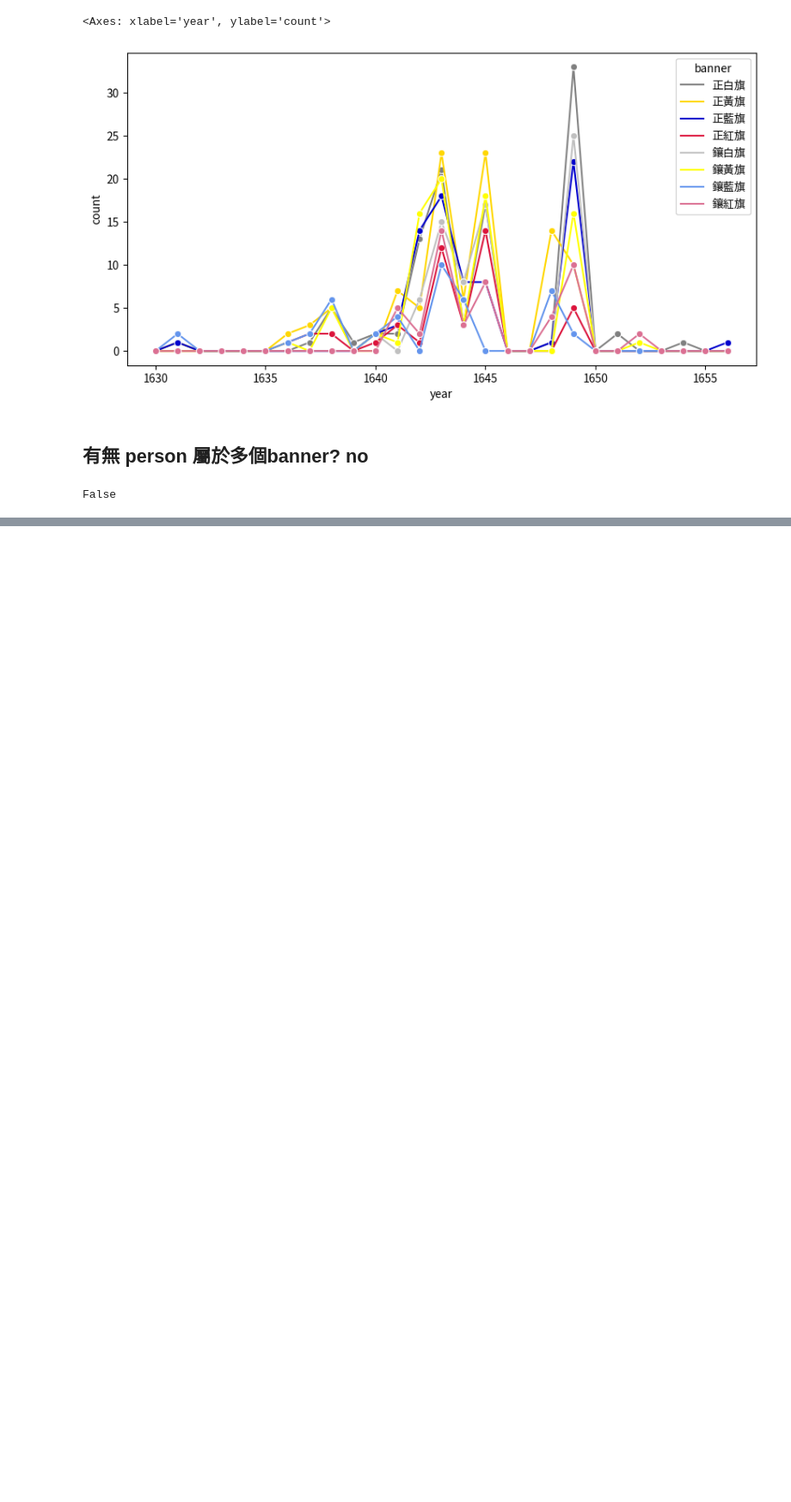
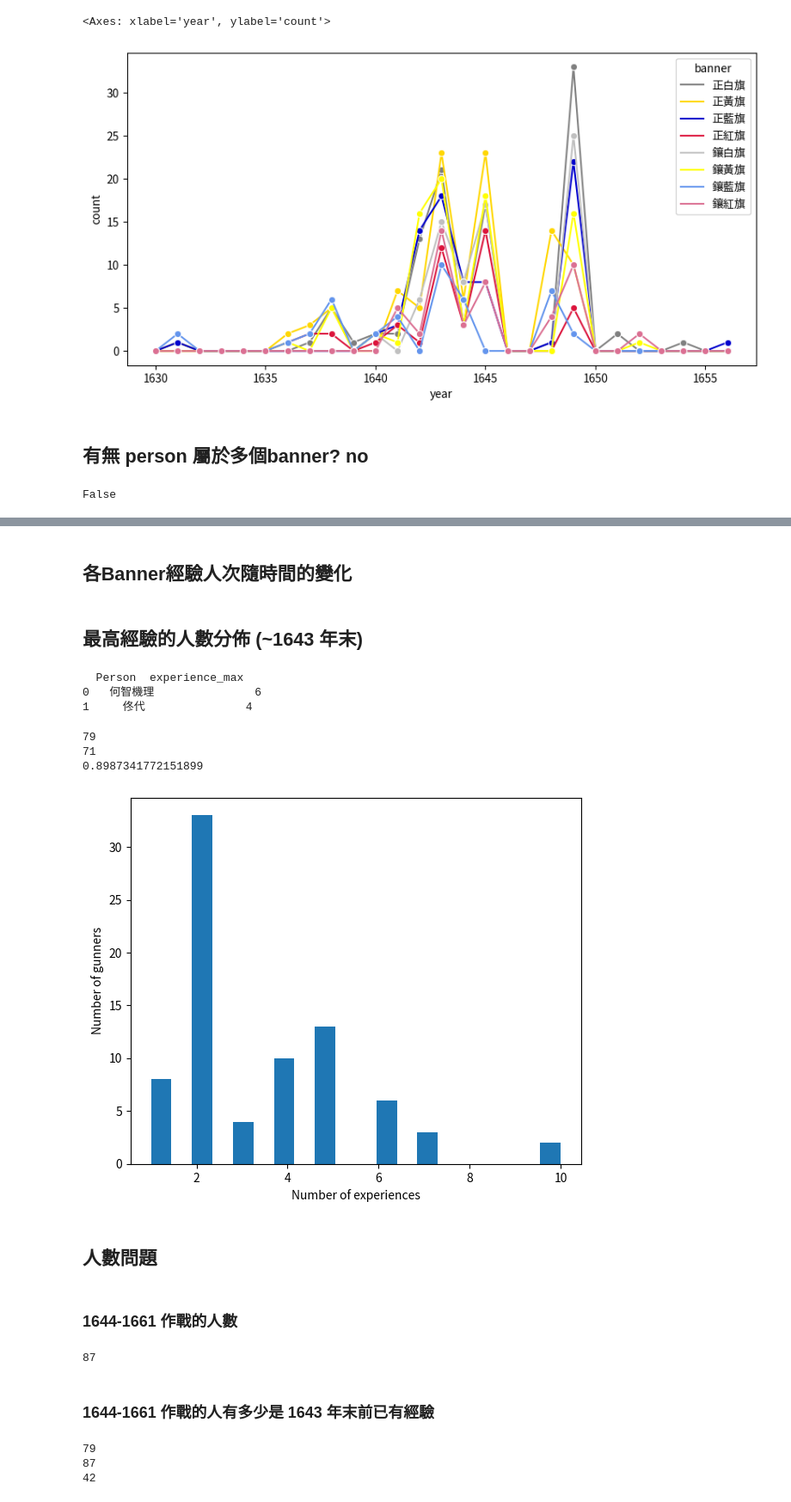
Before and after one commit to tinafanfan/My-Python, a Jupyter notebook: EDA.ipynb, the cells around one changed output, grey strips where cells are left out. Shown at 86% size. Saved outputs shown, nothing was run; the diff lists cells and outputs as text; code cells hidden in the pictures; blank space fills up the shorter version.

```diff
--- a/EDA.ipynb
+++ b/EDA.ipynb
@@ -413,0 +231,2 @@ df
+# %% [markdown]
+## 各Banner經驗人次隨時間的變化
@@ -413,0 +257,59 @@ df
+# %% [markdown]
+## 最高經驗的人數分佈 (~1643 年末)
+# %%
+df = df_exp[df_exp['year']<1644] # 挑出 1643年末之前
+df = df.groupby('Person')['experience'].max()
+df = df.reset_index(name = 'experience_max')
+# df = df.sort_values(by='experience_max')
+df_exp_before_1643 = df
+
+print(df_exp_before_1643.iloc[0:2,])
+# %% [output]
+  Person  experience_max
+0   何智機理               6
+1     佟代               4
+# %%
+print(df.shape[0]) # 總共有多少人
+print(df[df['experience_max']>1].shape[0]) # 最高經驗 > 1的人數
+print(df[df['experience_max']>1].shape[0]/df.shape[0]) # 最高經驗 > 1的比例
+# %% [output]
+79
+71
+0.8987341772151899
+# %%
+df['experience_max'].plot(kind='hist',
+                          bins=20,
+                          figsize=(6, 5),
+                          color=sns.color_palette('tab10')[0])
+plt.xlabel('Number of experiences')
+plt.ylabel('Number of gunners')
+plt.tight_layout()
+# %% [output]
+[figure, added]
+# %% [markdown]
+## 人數問題
+# %% [markdown]
+### 1644-1661 作戰的人數
+# %%
+df = df_exp
+df = df[df['year']<1662]
+df = df[df['year']>1643]
+print(df['Person'].nunique())
+df_1644_1661 = df
+# %% [output]
+87
+# %% [markdown]
+### 1644-1661 作戰的人有多少是 1643 年末前已有經驗
+# %%
+person_1643 = df_exp_before_1643['Person'].unique()
+person_1644_1661 = df_1644_1661['Person'].unique()
+
+print(df_exp_before_1643['Person'].nunique()) # 1643 年前有作戰經驗的人數
+print(df_1644_1661['Person'].nunique()) # 1643 年前有作戰經驗的人數
+
+common_names = pd.Series(np.intersect1d(person_1643, person_1644_1661))
+print(common_names.nunique()) # 交集人數
+# %% [output]
+79
+87
+42
```
Also changed, not shown: parts of 35 cells of this notebook.
